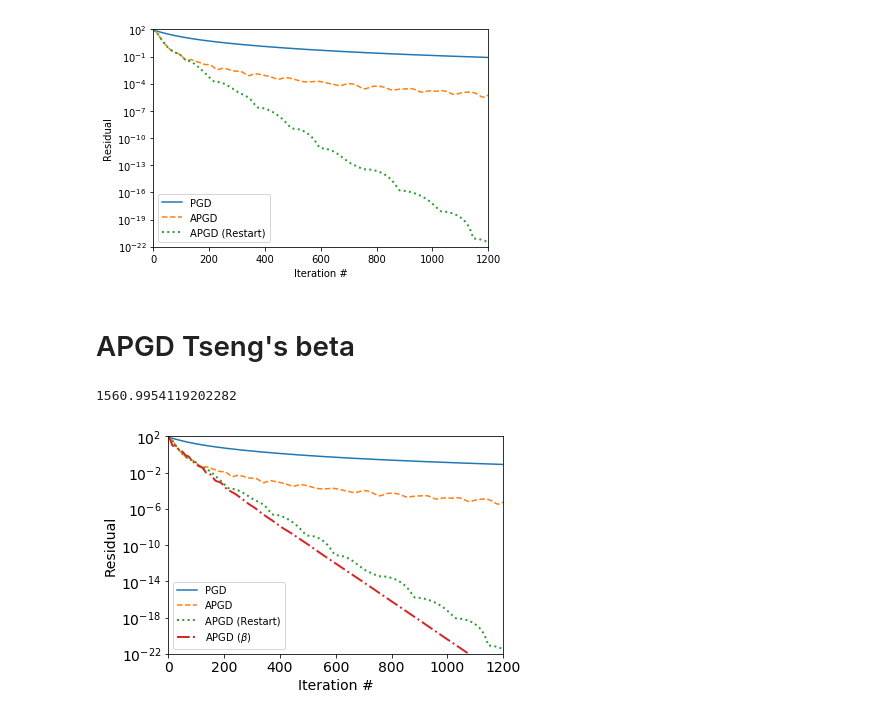
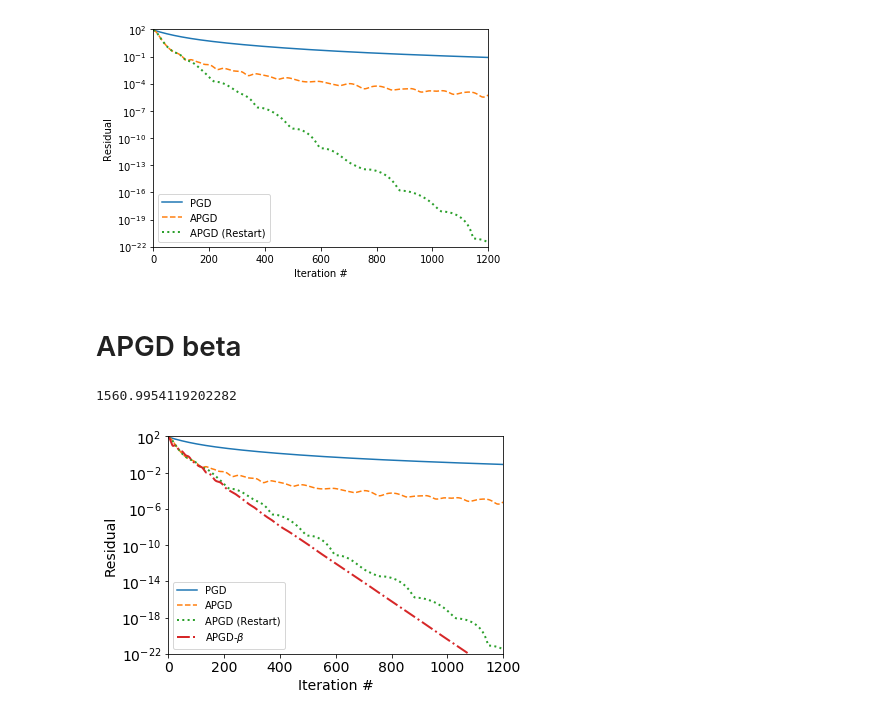
Before and after one commit to HajimeKawahara/sot, a Jupyter notebook: nmfmap/ipynb/NNLS.ipynb, the cells around one changed output. Cells and saved outputs as stored; diff of their text form; code cells hidden in the pictures.

```diff
--- a/nmfmap/ipynb/NNLS.ipynb
+++ b/nmfmap/ipynb/NNLS.ipynb
@@ -151,7 +151,7 @@ plt.savefig("NNLS.pdf", bbox_inches="tight", pad_inches=0.0)
 # %% [output]
 [figure]
 # %% [markdown]
-# APGD Tseng's beta
+# APGD beta
 # %%
 Q=ATA=np.dot(A.T,A)
 n=np.shape(Q)[0]
@@ -181,15 +181,15 @@ for i in range(0,5000):
 # %%
 plt.plot(resPGD,label="PGD")
 plt.plot(resPGDN,label="APGD",ls="dashed")
 plt.plot(resAPGD,label="APGD (Restart)",ls="dotted",lw=2)
-plt.plot(resAPGDb,label="APGD ($\\beta$)",ls="dashdot",lw=2)
+plt.plot(resAPGDb,label="APGD-$\\beta$",ls="dashdot",lw=2)
 plt.yscale("log")
 plt.xlim(0,1200)
 plt.ylim(1.e-22,100)
 plt.xlabel("Iteration #",fontsize=14)
 plt.ylabel("Residual",fontsize=14)
 plt.legend()
 plt.tick_params(labelsize=14)
 plt.savefig("NNLS.pdf", bbox_inches="tight", pad_inches=0.0)
 # %% [output]
-[figure, old version]
+[figure, new version]
```
